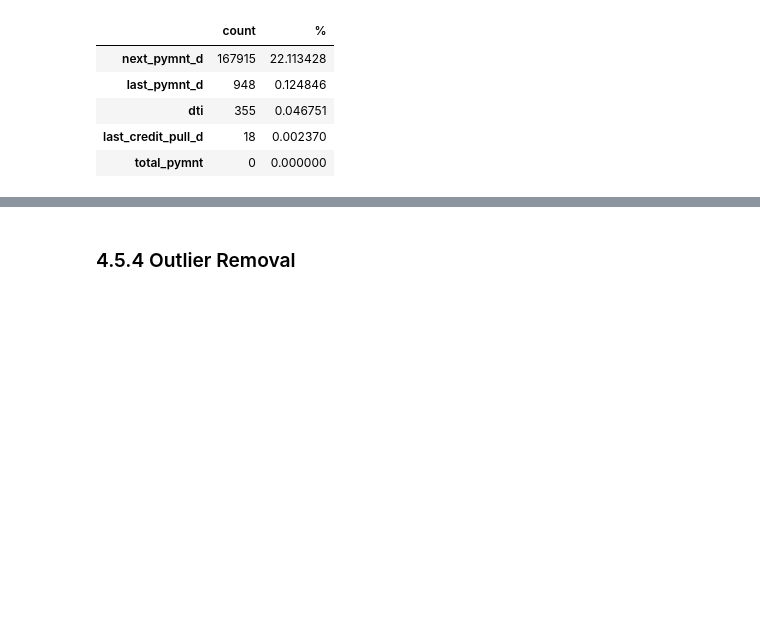
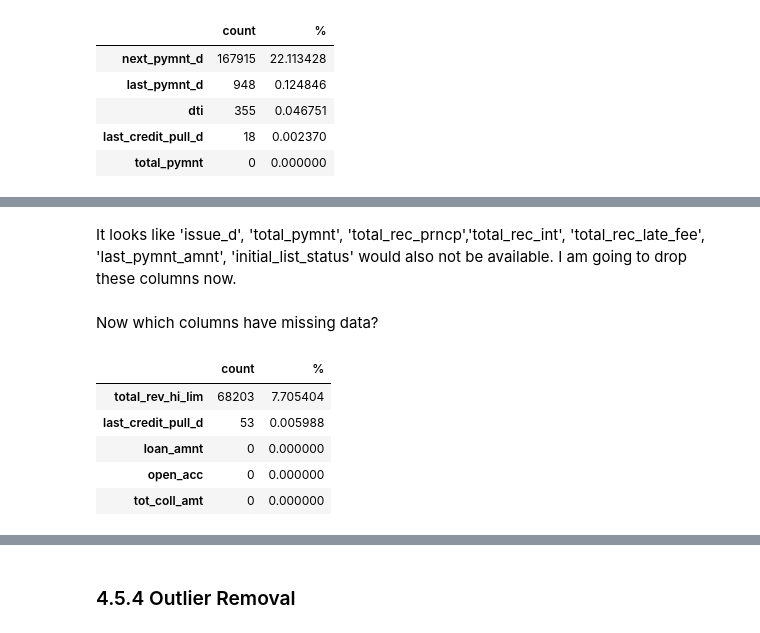
Before and after one commit to S-McDermott/Capstone-2-Loan_Default, a Jupyter notebook: 4_Preprocessing_and_Training.ipynb, the cells around one changed output, grey strips where cells are left out. Drawn from its saved outputs; the diff is of its cells as text; code cells hidden in the pictures; blank space fills up the shorter version.

```diff
--- a/4_Preprocessing_and_Training.ipynb
+++ b/4_Preprocessing_and_Training.ipynb
@@ -81,0 +101,2 @@ missing_holdout.sort_values(by='%', ascending=False).head()
+# %% [markdown]
+It looks like 'issue_d', 'total_pymnt', 'total_rec_prncp','total_rec_int', 'total_rec_late_fee', 'last_pymnt_amnt', 'initial_list_status' would also not be available. I am going to drop these columns now.
@@ -81,0 +107,14 @@ missing_holdout.sort_values(by='%', ascending=False).head()
+# %% [markdown]
+Now which columns have missing data?
+# %%
+# training set missing values
+missing = pd.concat([df.isnull().sum(), 100 * df.isnull().mean()], axis=1)
+missing.columns=['count', '%']
+missing.sort_values(by='%', ascending=False).head()
+# %% [output]
+|  | count | % |
+| total_rev_hi_lim | 68203 | 7.705404 |
+| last_credit_pull_d | 53 | 0.005988 |
+| loan_amnt | 0 | 0.000000 |
+| open_acc | 0 | 0.000000 |
+| tot_coll_amt | 0 | 0.000000 |
```
Also changed, not shown: parts of 21 cells of this notebook.
